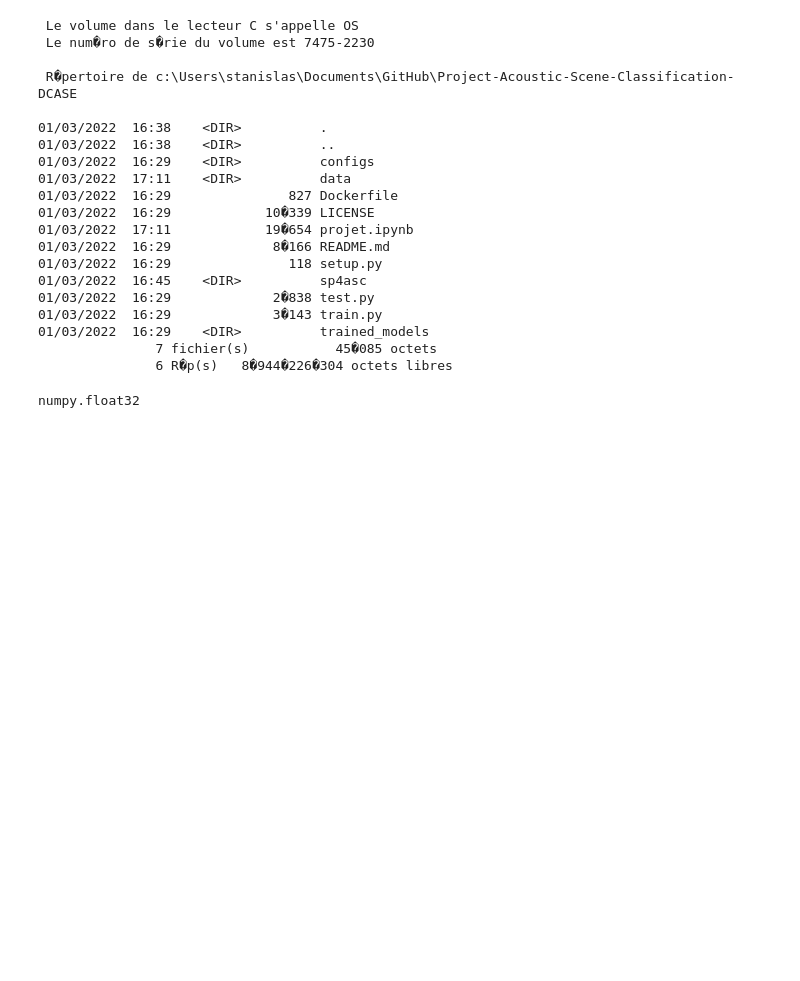
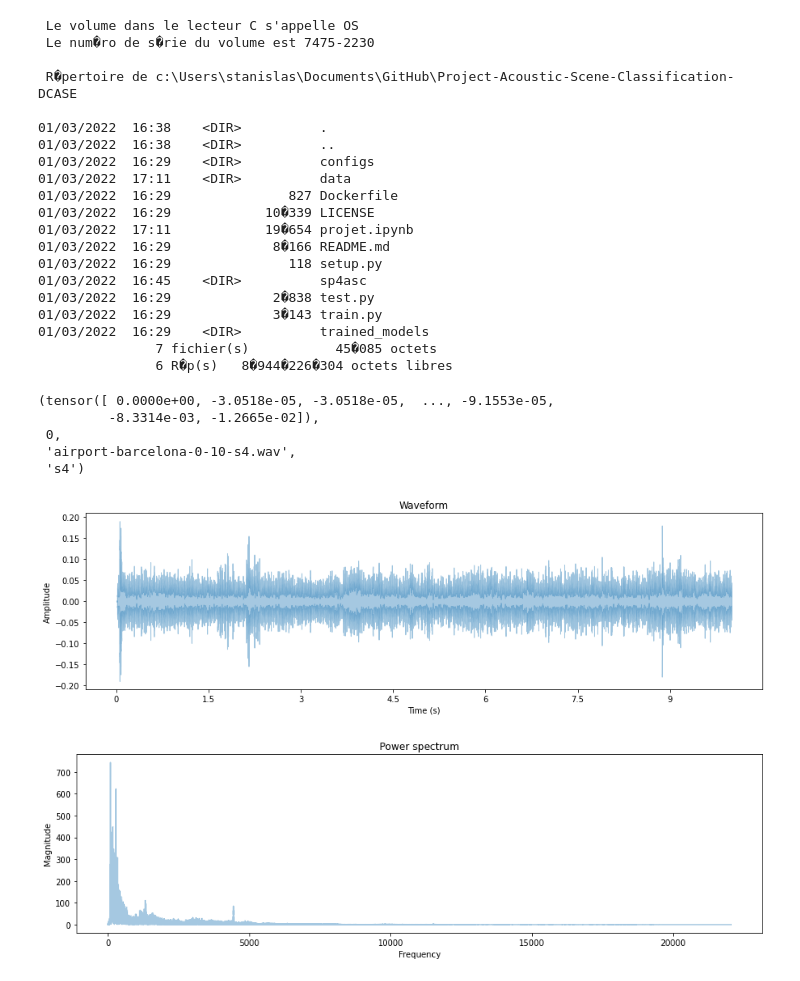
Before and after one commit to AliHaidar97/Project-Acoustic-Scene-Classification-DCASE, a Jupyter notebook: projet.ipynb, the cells around one changed output. Saved outputs shown, nothing was run; the diff lists cells and outputs as text; code cells hidden in the pictures; blank space fills up the shorter version.

Commit message:
Creation of Dataset

```diff
--- a/projet.ipynb
+++ b/projet.ipynb
@@ -106,0 +141,8 @@ ResNet(
+# %%
+import os
+
+root_dir = "data/TAU-urban-acoustic-scenes-2020-mobile-development"
+files = os.listdir(root_dir + '/audio')
+files = [[file] + file.replace('.wav','').split('-',5) for file in files]
+df_files = pd.DataFrame(files,columns=['file_name','label_name','city','location_id','segment_id','device_id'])
+df_files.to_csv(root_dir + '/train_data.csv',index=False)
@@ -107,7 +234,21 @@ ResNet(
+# %%
+train_dataset = Dataloader(
+    root_dir="data/TAU-urban-acoustic-scenes-2020-mobile-development",
+    split = 'train'
+)
+# %%
+train_dataset[3]
+# %% [output]
+(tensor([ 0.0000e+00, -3.0518e-05, -3.0518e-05,  ..., -9.1553e-05,
+         -8.3314e-03, -1.2665e-02]),
+ 0,
+ 'airport-barcelona-0-10-s4.wav',
+ 's4')
+# %%
+draw_signal(train_dataset[3][0].numpy())
+# %% [output]
+[figure, added]
+[figure, added]
 # %%
 file = r"C:\Users\stanislas\Documents\GitHub\Project-Acoustic-Scene-Classification-DCASE\data\TAU-urban-acoustic-scenes-2020-mobile-development\audio\airport-paris-206-6247-b.wav"
 signal, sample_rate = librosa.load(file, sr=22050)
-# %%
-type(signal[0])
-# %% [output]
-numpy.float32
```
Also changed, not shown: parts of 6 cells of this notebook.
